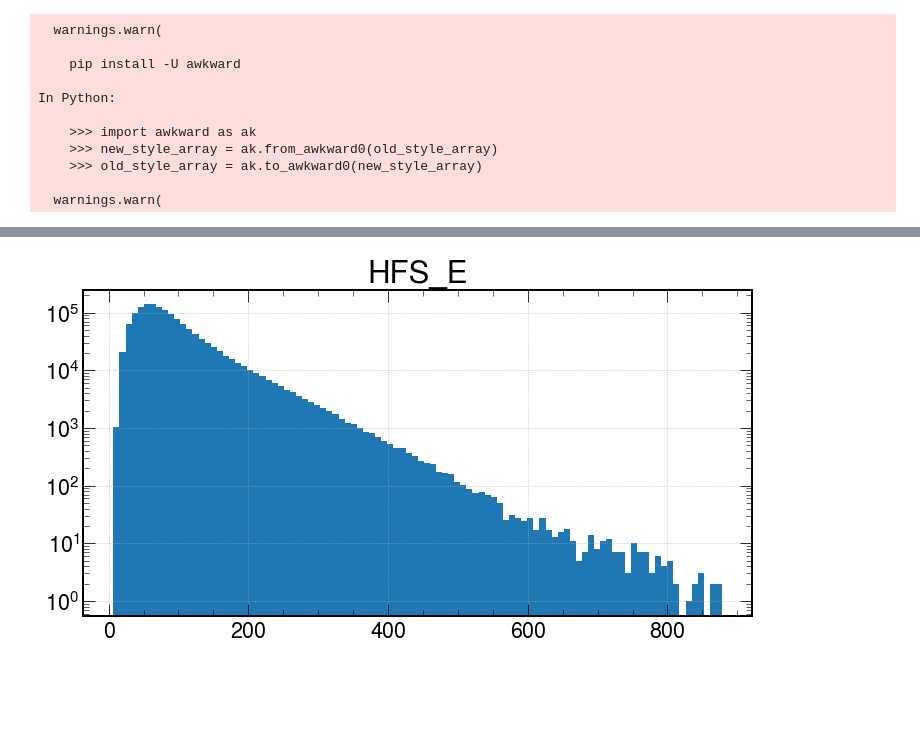
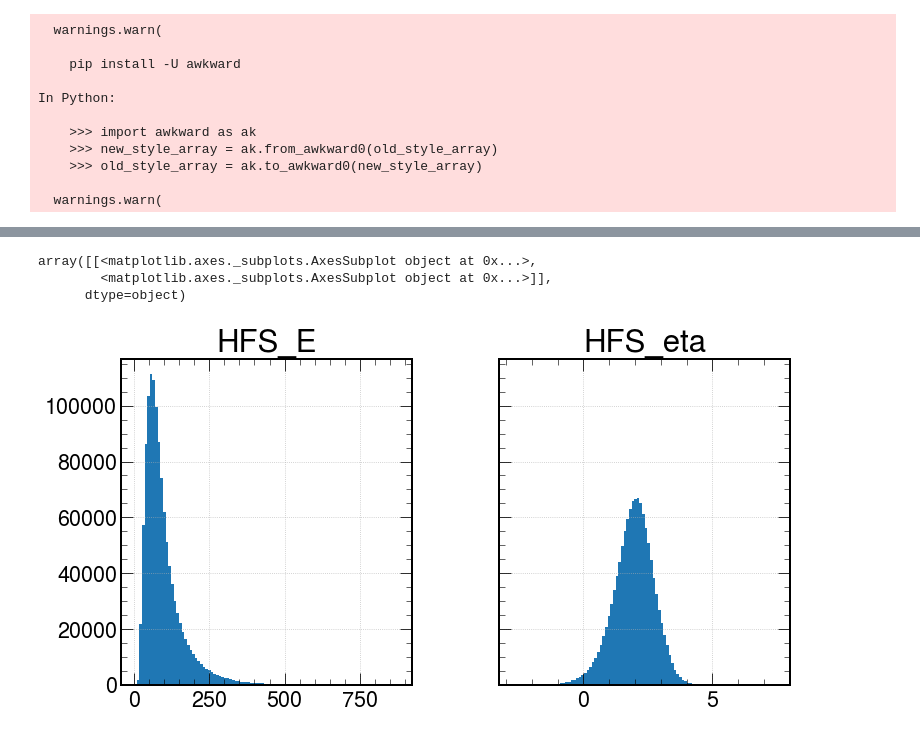
Before and after one commit to miguelignacio/calostudies, a Jupyter notebook: h1sim.ipynb, the cells around one changed output, grey strips where cells are left out. Cells and saved outputs as stored; diff of their text form; code cells hidden in the pictures; blank space fills up the shorter version.

```diff
--- a/h1sim.ipynb
+++ b/h1sim.ipynb
@@ -146,7 +146,7 @@ def get_Dataframe(path, name='Data', tag=None):
 
         if 'Data' not in name:
             try:
-                temp_df   =  temp_tree.pandas.df(["Q2*","gen_Q2","y*","HFS*",'gen_y',"e_*","gene*",'wgt','vertex_z','ptmiss','ptratio*','Empz','pth'], entrystop=3e7,flatten=True)
+                temp_df   =  temp_tree.pandas.df(["Q2*","gen_Q2","y*","HFS*",'gen_y',"e_*","gene*",'wgt','vertex_z','ptmiss','ptratio*','Empz','pth','genHFS*'], entrystop=3e7,flatten=True)
                 df = pd.concat([df,temp_df])
             except ValueError:
                 print ('oops, there is a problem in flattening the TTree ')
@@ -240,7 +289,7 @@ def applyCutsJets(df,isMC=False):
 # %%
 mc_name = 'Django'
 altmc_name = 'Rapgap'
-path ='/home/miguel/calostudies/21-07-14-07-16-july13/out_ep0607/'
+path ='/home/miguel/calostudies/21-07-16-00-44-july15/out_ep0607/'
 mc_tag = 'nominal'
 # %%
 %%time
@@ -354,6 +420,7 @@ plt.show()
 # %%
-mc.query('pass_reco>0').hist(figsize=(12,6),bins=100,column=['HFS_E'],sharey=True)
-plt.yscale('log')
-plt.show()
+mc.query('pass_reco>0').hist(figsize=(12,6),bins=100,column=['HFS_E','HFS_eta'],sharey=True)
 # %% [output]
+array([[<matplotlib.axes._subplots.AxesSubplot object at 0x...>,
+        <matplotlib.axes._subplots.AxesSubplot object at 0x...>]],
+      dtype=object)
-[figure, old version]
+[figure, new version]
```
Also changed, not shown: parts of 34 cells of this notebook.
